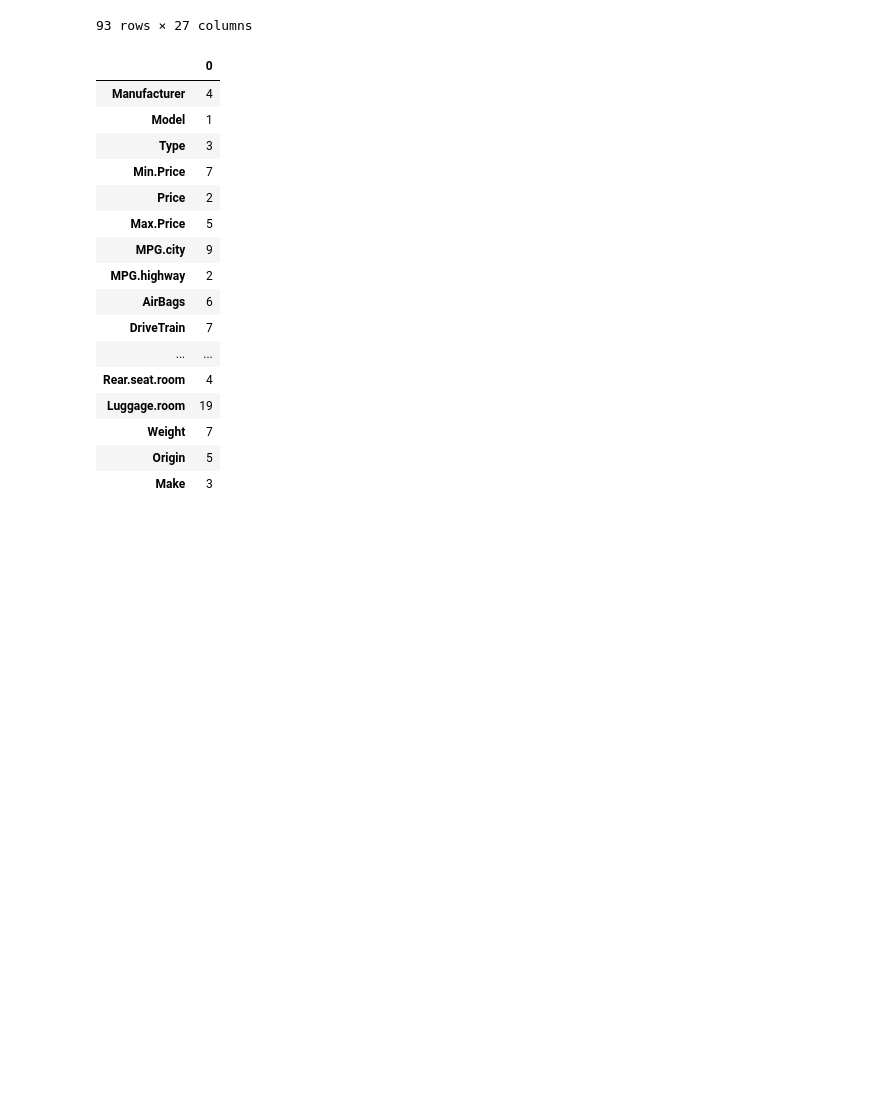
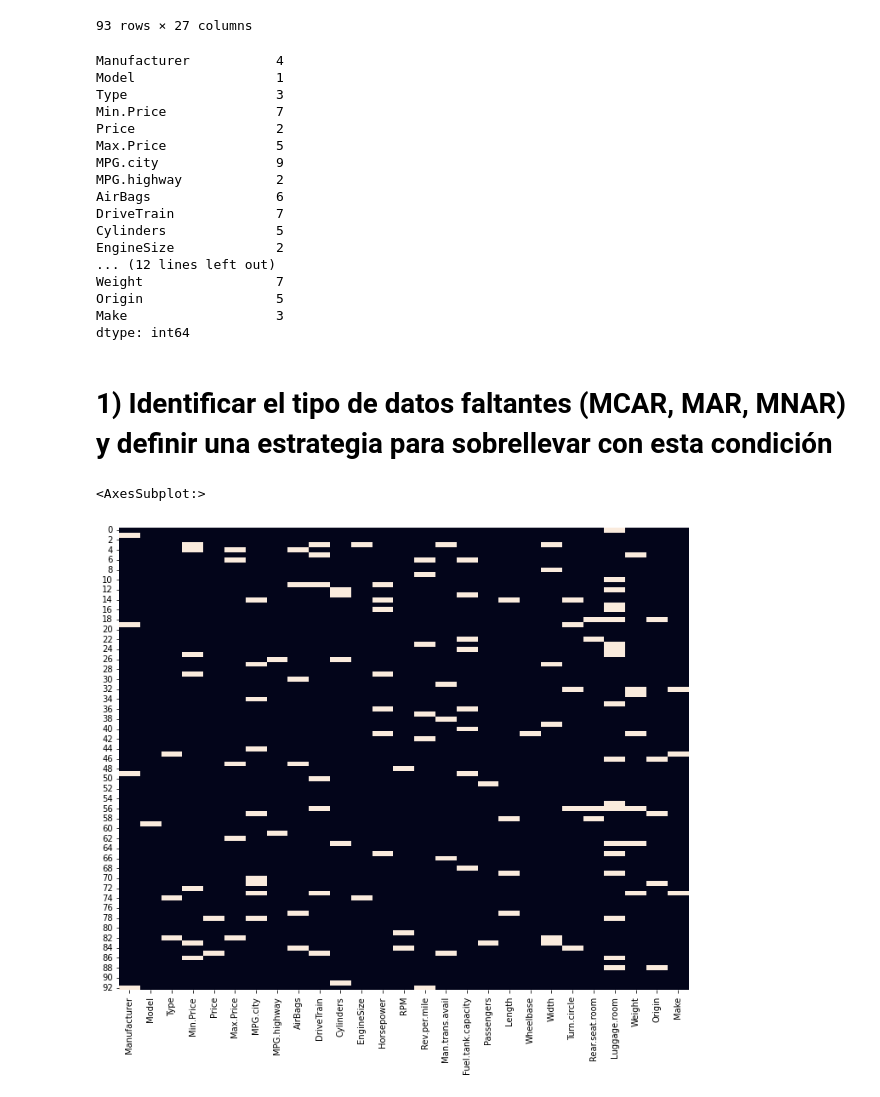
Before and after one commit to i0nathan/unaqds, a Jupyter notebook: modules/3/08 - Ingenieria de Variables (Laboratorio).ipynb, the cells around one changed output. Cells and saved outputs as stored; diff of their text form; code cells hidden in the pictures; blank space fills up the shorter version.

Commit message:
Completed Laboratory for features engineering

```diff
--- a/modules/3/08 - Ingenieria de Variables (Laboratorio).ipynb
+++ b/modules/3/08 - Ingenieria de Variables (Laboratorio).ipynb
@@ -41,24 +41,31 @@ df
 # %%
 # Contar datos faltantes
 
-df.isnull().sum().to_frame()
+df.isnull().sum()
 # %% [output]
-|  | 0 |
-| Manufacturer | 4 |
-| Model | 1 |
-| Type | 3 |
-| Min.Price | 7 |
-| Price | 2 |
-| Max.Price | 5 |
-| MPG.city | 9 |
-| MPG.highway | 2 |
-| AirBags | 6 |
-| DriveTrain | 7 |
-| ... | ... |
-| Rear.seat.room | 4 |
-| Luggage.room | 19 |
-| Weight | 7 |
-| Origin | 5 |
-| Make | 3 |
+Manufacturer           4
+Model                  1
+Type                   3
+Min.Price              7
+Price                  2
+Max.Price              5
+MPG.city               9
+MPG.highway            2
+AirBags                6
+DriveTrain             7
+Cylinders              5
+EngineSize             2
+... (12 lines left out)
+Weight                 7
+Origin                 5
+Make                   3
+dtype: int64
+# %% [markdown]
+# 1) Identificar el tipo de datos faltantes (MCAR, MAR, MNAR) y definir una estrategia para sobrellevar con esta condición
 # %%
 # 1) Identificar el tipo de datos faltantes (MCAR, MAR, MNAR) y definir una estrategia para sobrellevar con esta condición
+plt.figure(figsize=(12,10))
+sns.heatmap(df.isnull(), cbar=False)
+# %% [output]
+<AxesSubplot:>
+[figure, added]
```
Also changed, not shown: parts of 17 cells of this notebook, 1 other file.
